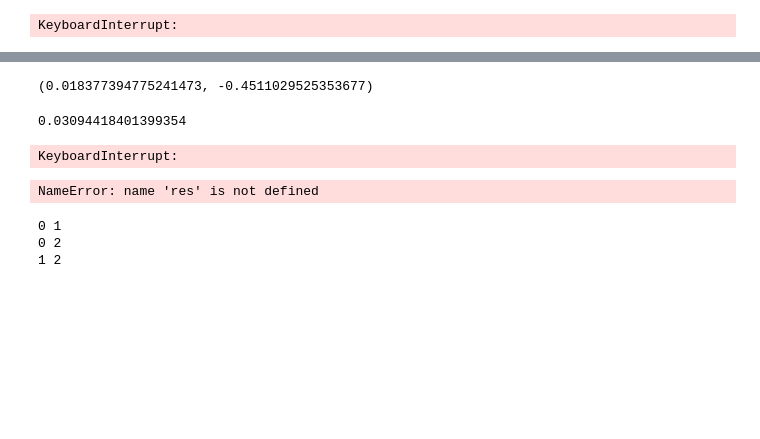
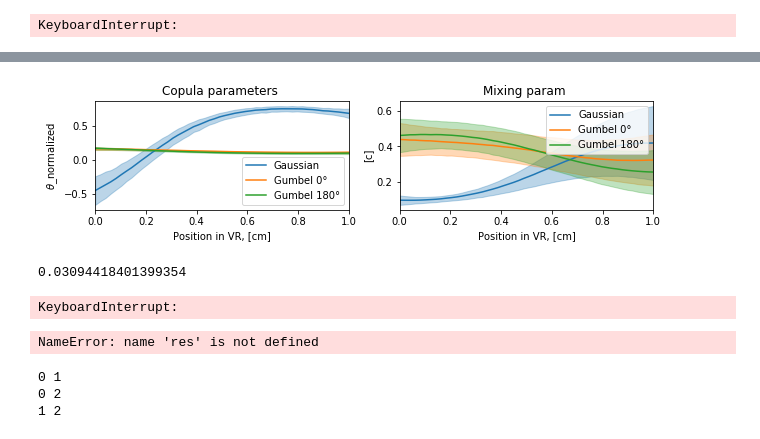
Before and after one commit to NinelK/CopulaGP, a Jupyter notebook: notebooks/vine/Benchmark_Student.ipynb, the cells around one changed output, grey strips where cells are left out. Drawn from its saved outputs; the diff is of its cells as text; code cells hidden in the pictures; blank space fills up the shorter version.

```diff
--- a/notebooks/vine/Benchmark_Student.ipynb
+++ b/notebooks/vine/Benchmark_Student.ipynb
@@ -70,8 +101,12 @@ for i in range(y.shape[0]):
+# %%
+fig, ax = plt.subplots(1,2,figsize=(10,2))
+
+utils.Plot_MixModel_Param_MCMC(ax,model,torch.linspace(0,1,50,device=device),np.linspace(0,1,50),particles=200)
+# %% [output]
+[figure, added]
 # %%
-KSG = mg.revised_mi(x.reshape((*x.shape,1)),y0,)
+## KSG = mg.revised_mi(x.reshape((*x.shape,1)),y0,)
 KSG
-# %% [output]
-(0.018377394775241473, -0.4511029525353677)
 # %%
 MI.Mixed_KSG(x.reshape((*x.shape,1)),y)
 # %% [output]
```
Also changed, not shown: parts of 7 cells of this notebook, 12 other files.
